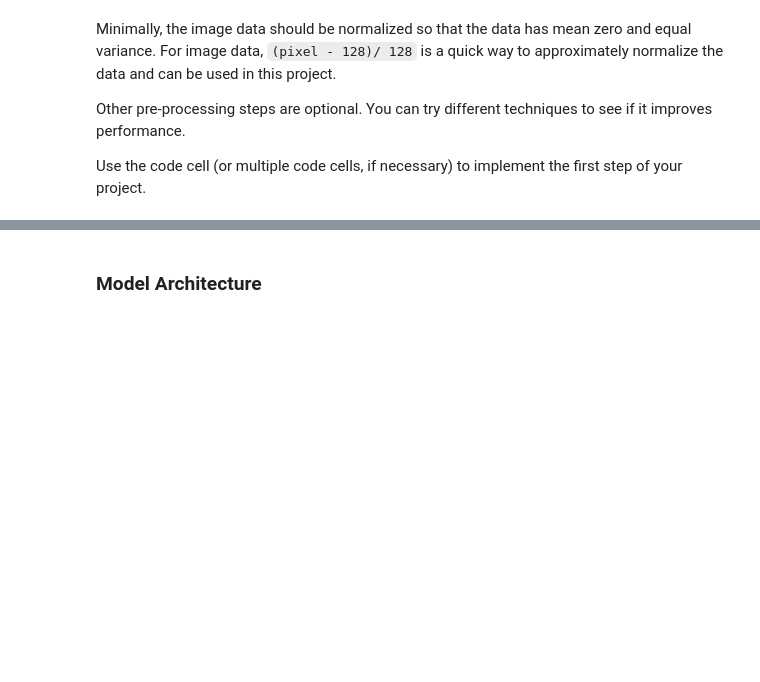
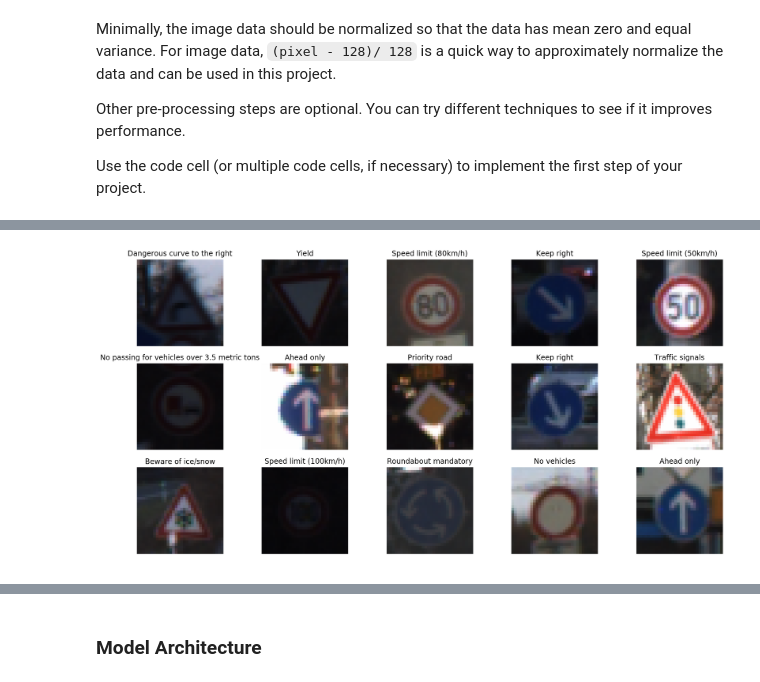
Before and after one commit to ypwhs/ND013, a Jupyter notebook: CarND-P2-Traffic-Sign-Classifier/Traffic_Sign_Classifier.ipynb, the cells around one changed output, grey strips where cells are left out. Drawn from its saved outputs; the diff is of its cells as text; code cells hidden in the pictures; blank space fills up the shorter version.

```diff
--- a/CarND-P2-Traffic-Sign-Classifier/Traffic_Sign_Classifier.ipynb
+++ b/CarND-P2-Traffic-Sign-Classifier/Traffic_Sign_Classifier.ipynb
@@ -161,0 +171,16 @@ datagen.fit(X_train)
+# %%
+import pandas as pd
+import numpy as np
+table = pd.read_csv('signnames.csv')['SignName']
+
+index = np.random.randint(n_train, size=16)
+X_vis, y_vis = X_train[index], y_train[index]
+
+plt.figure(figsize=(18, 9))
+for i in range(15):
+    plt.subplot(3, 5, i+1)
+    plt.imshow((X_vis[i]+1)/2)
+    plt.title(table[y_vis[i]])
+    plt.axis('off')
+# %% [output]
+[figure, added]
```
Also changed, not shown: parts of 13 cells of this notebook.
